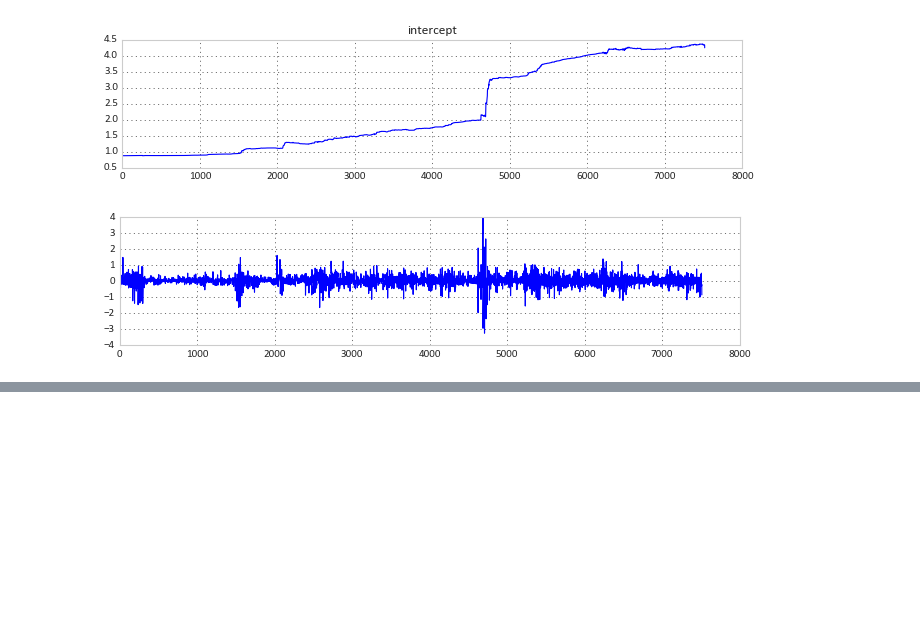
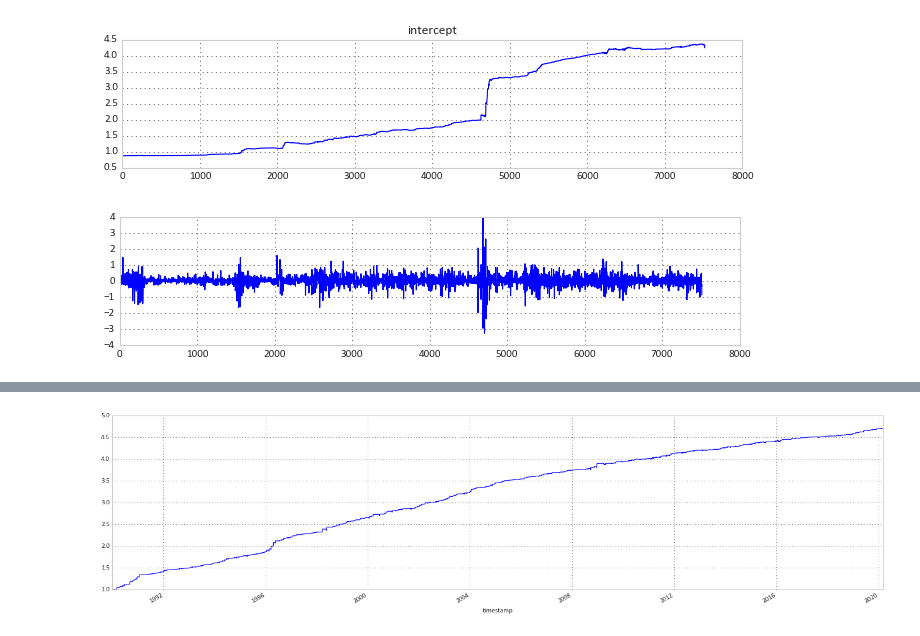
Before and after one commit to queiyanglim/trading_algorithm, a Jupyter notebook: oil_trading/brent_wti_kalman_spread/brent_wti_kalman.ipynb, the cells around one changed output, grey strips where cells are left out. Saved outputs shown, nothing was run; the diff lists cells and outputs as text; code cells hidden in the pictures; blank space fills up the shorter version.

```diff
--- a/oil_trading/brent_wti_kalman_spread/brent_wti_kalman.ipynb
+++ b/oil_trading/brent_wti_kalman_spread/brent_wti_kalman.ipynb
@@ -208,7 +208,9 @@ def kalman_filter_regression(x, y):
                         observation_matrices=obs_mat,
                         observation_covariance=2,
                         transition_covariance=trans_cov)
-    state_means, state_covs = kf.filter(y.values)
+    kf2 = kf.em(y.values, n_iter = 20)
+    # state_means, state_covs = kf.filter(y.values)
+    state_means, state_covs = kf2.filter(y.values)
     return state_means
 
 def kalman_filter_average(x):
@@ -235,0 +254,94 @@ x1.plot()
+# %%
+def backtest(df,s1, s2):
+    #############################################################
+    # INPUT:
+    # DataFrame of prices
+    # s1: the symbol of contract one
+    # s2: the symbol of contract two
+    # x: the price series of contract one
+    # y: the price series of contract two
+    # OUTPUT:
+    # df1['cum rets']: cumulative returns in pandas data frame
+    # sharpe: Sharpe ratio
+    # CAGR: Compound Annual Growth Rate
+    x, y = df[s1], df[s2]
+
+    # run regression (including Kalman Filter) to find hedge ratio and then create spread series
+    df1 = pd.DataFrame({'y':y,'x':x})
+    df1.index = pd.to_datetime(df.index)
+
+    # Use Kalman Filter one single series to filter out "noise"
+    # Fundamental assumption that noise of series is normally distributed
+    state_means = kalman_filter_regression(kalman_filter_average(x),kalman_filter_average(y))
+    # state_means = kalman_filter_regression(x,y)
+
+    # Hedge ratio estimated from dynamic linear model
+    df1['hr'] = - state_means[:,0]
+    df1['spread'] = df1.y + (df1.x * df1.hr)
+
+    # calculate half life
+    # halflife = half_life(df1['spread'])
+    # print("Halflife:", halflife)
+    halflife = 20
+
+    # calculate z-score with window = half life period
+    meanSpread = df1.spread.rolling(window=halflife).mean()
+    stdSpread = df1.spread.rolling(window=halflife).std()
+    df1['zScore'] = (df1.spread-meanSpread)/stdSpread
+
+    # trading logic
+    entryZscore, exitZscore = 2, 0
+
+    # if current z-score less than pre-defined entry's z-score and while previous day's zScore was
+    # within the z-score band then enter long on the spread
+    df1['long entry'] = ((df1.zScore < - entryZscore) & ( df1.zScore.shift(1) > - entryZscore))
+
+    # if current z-score trades back within band (> -z-score) and previous day was signalling underpriced spread
+    # then exit the position
+    df1['long exit'] = ((df1.zScore > - exitZscore) & (df1.zScore.shift(1) < - exitZscore))
+    df1['num units long'] = np.nan
+    df1.loc[df1['long entry'],'num units long'] = 1
+    df1.loc[df1['long exit'],'num units long'] = 0
+    df1['num units long'].iloc[0] = 0
+
+    df1['num units long'] = df1['num units long'].fillna(method='pad')
+    #set up num units short
+    df1['short entry'] = ((df1.zScore > entryZscore) & ( df1.zScore.shift(1) < entryZscore))
+    df1['short exit'] = ((df1.zScore < exitZscore) & (df1.zScore.shift(1) > exitZscore))
+    df1.loc[df1['short entry'],'num units short'] = -1
+    df1.loc[df1['short exit'],'num units short'] = 0
+    df1['num units short'].iloc[0] = 0
+    df1['num units short'] = df1['num units short'].fillna(method='pad')
+
+    df1['numUnits'] = df1['num units long'] + df1['num units short']
+    df1['spread pct ch'] = (df1['spread'] - df1['spread'].shift(1)) / ((df1['x'] * abs(df1['hr'])) + df1['y'])
+    df1['port rets'] = df1['spread pct ch'] * df1['numUnits'].shift(1)
+
+    df1['cum rets'] = df1['port rets'].cumsum()
+    df1['cum rets'] = df1['cum rets'] + 1
+
+    ##############################################################
+    try:
+        sharpe = ((df1['port rets'].mean() / df1['port rets'].std()) * np.sqrt(252))
+    except ZeroDivisionError:
+        sharpe = 0.0
+    ##############################################################
+    start_val = 1
+    end_val = df1['cum rets'].iat[-1]
+
+    start_date = df1.iloc[0].name
+    end_date = df1.iloc[-1].name
+
+    days = (end_date - start_date).days
+
+    CAGR = round(((float(end_val) / float(start_val)) ** (252.0/days)) - 1,4)
+
+    df1[s1+ " "+s2] = df1['cum rets']
+
+    return df1, df1[s1+" "+s2], sharpe, CAGR
+
+p, a,b,c = backtest(df,"wti", "brent")
+/print "Sharpe:"
+/print b
+p["cum rets"].plot(figsize = (20,5))
+# %% [output]
@@ -235,0 +351 @@ x1.plot()
+[figure, added]
```
Also changed, not shown: parts of 7 cells of this notebook.
